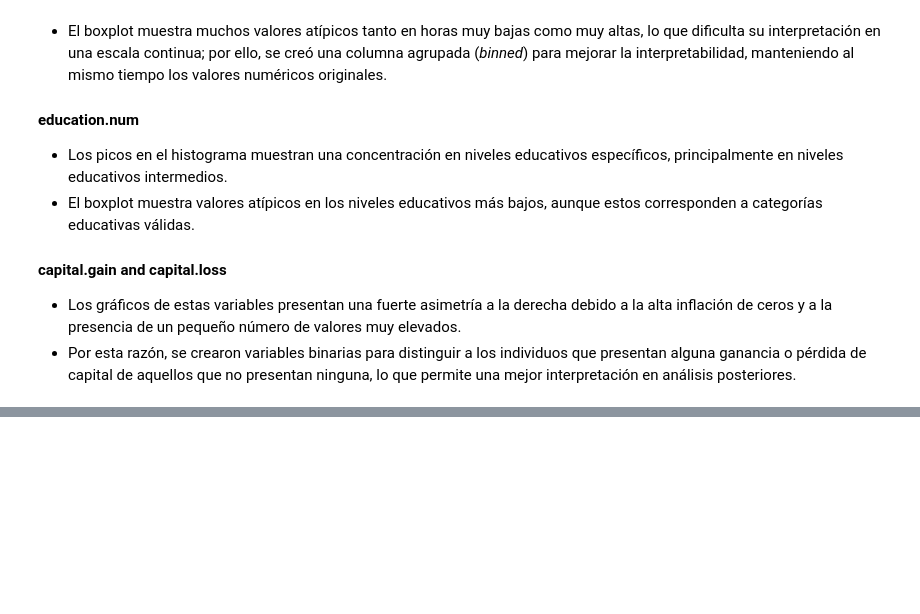
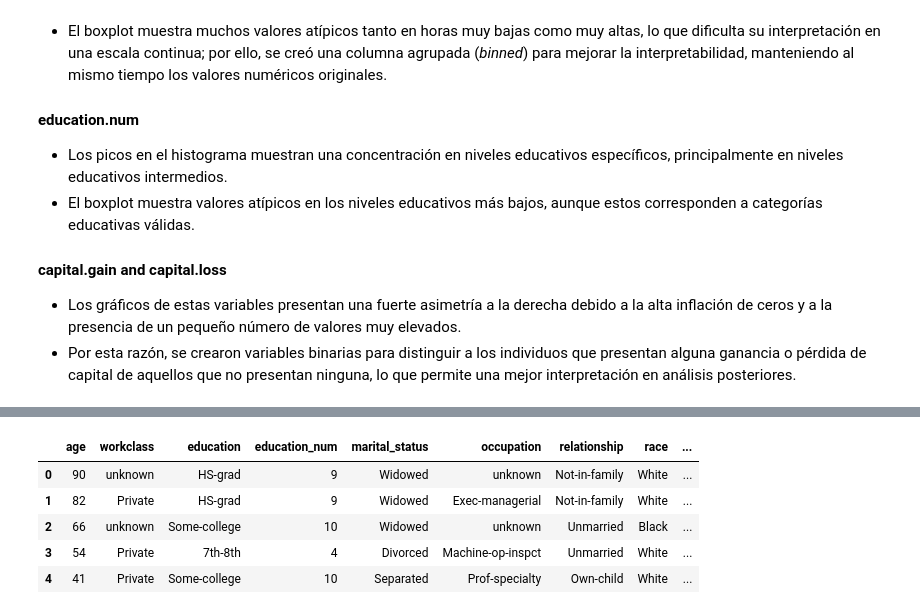
Before and after one commit to Nick-Brown-Git/EDA_Factores_nivel_ingresos, a Jupyter notebook: src/notebooks/notebook-eda-analisis-univariante.ipynb, the cells around one changed output, grey strips where cells are left out. Cells and saved outputs as stored; diff of their text form; code cells hidden in the pictures; blank space fills up the shorter version.

```diff
--- a/src/notebooks/notebook-eda-analisis-univariante.ipynb
+++ b/src/notebooks/notebook-eda-analisis-univariante.ipynb
@@ -236,0 +246,18 @@ pinta_distribucion_categoricas(df_adult_clean,["has_capital_gain","has_capital_l
+# %%
+# change column names to improve readability and use.
+df_adult_clean = df_adult_clean.rename(columns= {"education.num":"education_num",
+                                                 "marital.status":"marital_status",
+                                                 "capital.gain":"capital_gain",
+                                                 "capital.loss":"capital_loss",
+                                                 "hours.per.week":"hours_per_week",
+                                                 "native.country":"native_country",
+                                                 "binned.hours.per.week":"binned_hours_per_week"})
+# %%
+df_adult_clean.head()
+# %% [output]
+|  | age | workclass | education | education_num | marital_status | occupation | relationship | race | ... |
+| 0 | 90 | unknown | HS-grad | 9 | Widowed | unknown | Not-in-family | White | ... |
+| 1 | 82 | Private | HS-grad | 9 | Widowed | Exec-managerial | Not-in-family | White | ... |
+| 2 | 66 | unknown | Some-college | 10 | Widowed | unknown | Unmarried | Black | ... |
+| 3 | 54 | Private | 7th-8th | 4 | Divorced | Machine-op-inspct | Unmarried | White | ... |
+| 4 | 41 | Private | Some-college | 10 | Separated | Prof-specialty | Own-child | White | ... |
```
Also changed, not shown: parts of 2 cells of this notebook, 5 other files.
